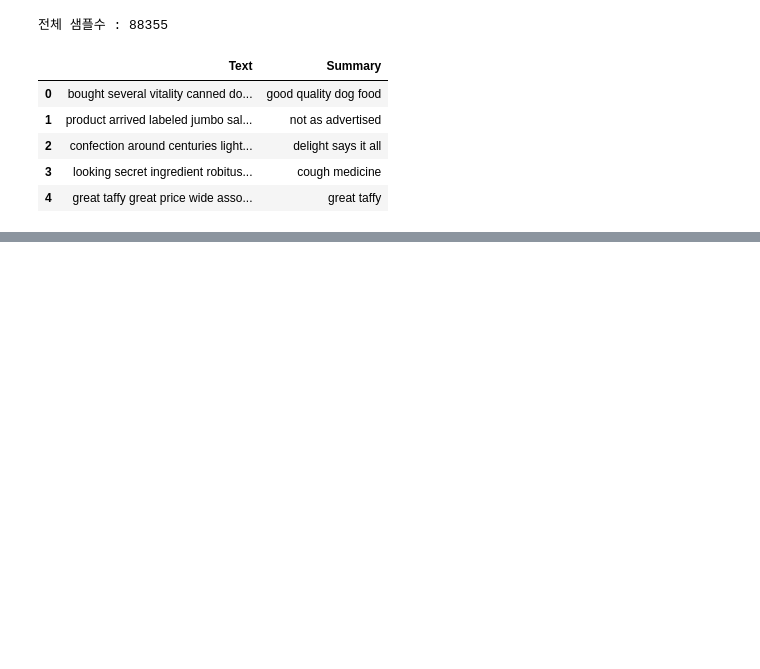
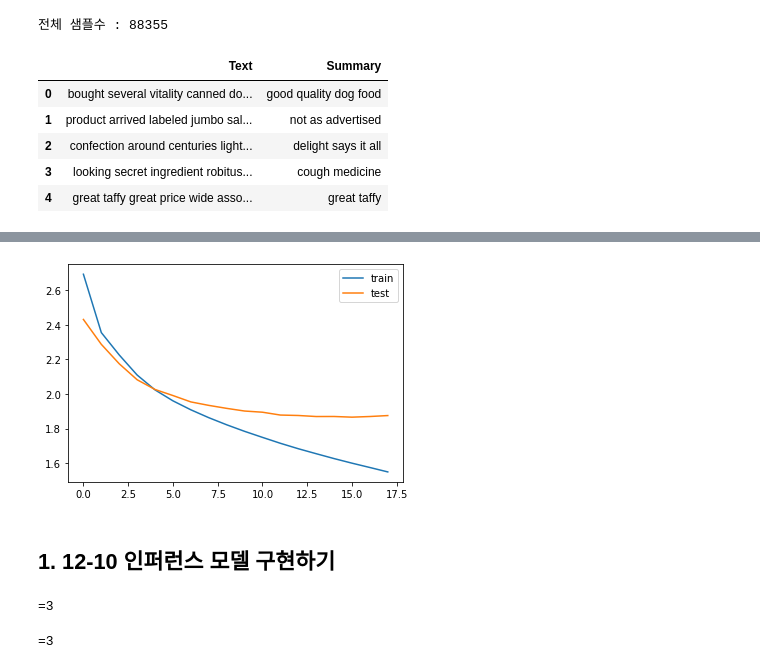
Before and after one commit to govin08/aiffel_explorations, a Jupyter notebook: [Exp-12]news_summarization.ipynb, the cells around one changed output, grey strips where cells are left out. Drawn from its saved outputs; the diff is of its cells as text; code cells hidden in the pictures; blank space fills up the shorter version.

```diff
--- a/[Exp-12]news_summarization.ipynb
+++ b/[Exp-12]news_summarization.ipynb
@@ -266,0 +707,33 @@ data.head()
+# %%
+# encoder에 비해서 decoder는 상대적으로 간단하다. 그리고 아까와 비슷하기도 하다.
+# decoder_input은 shape이 (None, None)인 keras tensor이다. 그러니까 rank=2인 것만 주어졌지 다른 건 주어지지 않았다.
+# 하지만 아까의 문맥에 대입해 생각해보면, 처음 None은 batch size를, 뒤의 None은 n_timesteps가 되어야 한다.
+# 그런데 50이라고 표시되지는 않고 있다.
+#
+# dec_emb는 shape이 (None, None, 128)인 keras tensor이다. 마찬가지의 문맥에서 보면 맨앞의 None은 batch size,
+# 두번째 None은 n_timesteps=8일 것이다. 128은 word vector의 dimension이라고 할 수 있고, 이것은 encoder에서와 같다.
+#
+# enc_emb와 마찬가지로 dec_emb는 LSTM의 input이다.
+# 이번에는 하나의 LSTM만 쌓는다. 이때 이 LSTM의 hidden state와 cell state를, 직전 LSTM의 hidden state와 cell state로 initialize해준다.
+# 그것이 initial_state 인자인 것 같다. 그것은 tensorflow api에도 명확히 표현되어 있지 않은 것 같다. 다음과 같이 표현되어 있다.
+# initial_state : List of initial state tensors to be passed to the first call of the cell
+# (optional, defaults to None which causes creation of zero-filled initial state tensors).
+#
+# 어쨌든, Aiffel node 상에 그렇게 표현되어 있으니 맞을 것 같다.
+# decoder도 return_sequences=True로 놓았다. 다시 말해 timestep이 8인 tensor를 다시 뱉어내게 되어 있다.
+# 이것은 맞는 말이다. 우리가 해야 할 것은 문장을 만들어내는 것이다. 그 문장이 단어 8개로 구성될 필요까지는 없겠지만,
+# 여하튼 최대 8개 단어로 구성된 Summary를 만드는 게 우리의 목적이다.
+# 최종적인 결과로 나오는 것은 decoder_outputs인데, 이것은 (None, None, 256) 형태의 rank 3 tensor이다.
+# 중간의 None을 8로 간주하면 (batch size만큼의) timestep=8의 256차원 벡터들을 의미한다.
+
+# 디코더 설계
+decoder_inputs = Input(shape=(None,))
+
+# 디코더의 임베딩 층
+dec_emb_layer = Embedding(tar_vocab, embedding_dim)
+dec_emb = dec_emb_layer(decoder_inputs)
+
+# 디코더의 LSTM
+# decoder_lstm = LSTM(hidden_size, return_sequences=True, return_state=True, dropout=0.4, recurrent_dropout=0.2)
+decoder_lstm = LSTM(hidden_size, return_sequences=True, return_state=True, dropout=0.4)
+decoder_outputs, _, _ = decoder_lstm(dec_emb, initial_state=[state_h, state_c])
@@ -266,0 +890,6 @@ data.head()
+# %%
+model.compile(optimizer='rmsprop', loss='sparse_categorical_crossentropy')
+es = EarlyStopping(monitor='val_loss', patience=2, verbose=1)
+history = model.fit(x=[encoder_input_train, decoder_input_train], y=decoder_target_train, \
+          validation_data=([encoder_input_test, decoder_input_test], decoder_target_test), \
+          batch_size=256, callbacks=[es], epochs=50)
@@ -266,0 +914,34 @@ data.head()
+# %%
+plt.plot(history.history['loss'], label='train')
+plt.plot(history.history['val_loss'], label='test')
+plt.legend()
+plt.show()
+# %% [output]
+[figure, added]
+# %% [markdown]
+## 1. 12-10 인퍼런스 모델 구현하기
+# %%
+src_index_to_word = src_tokenizer.index_word # 원문 단어 집합에서 정수 -> 단어를 얻음
+tar_word_to_index = tar_tokenizer.word_index # 요약 단어 집합에서 단어 -> 정수를 얻음
+tar_index_to_word = tar_tokenizer.index_word # 요약 단어 집합에서 정수 -> 단어를 얻음
+
+print('=3')
+# %% [output]
+=3
+# %%
+# 인코더 설계
+encoder_model = Model(inputs=encoder_inputs, outputs=[encoder_outputs, state_h, state_c])
+
+# 이전 시점의 상태들을 저장하는 텐서
+decoder_state_input_h = Input(shape=(hidden_size,))
+decoder_state_input_c = Input(shape=(hidden_size,))
+
+dec_emb2 = dec_emb_layer(decoder_inputs)
+
+# 문장의 다음 단어를 예측하기 위해서 초기 상태(initial_state)를 이전 시점의 상태로 사용. 이는 뒤의 함수 decode_sequence()에 구현
+# 훈련 과정에서와 달리 LSTM의 리턴하는 은닉 상태와 셀 상태인 state_h와 state_c를 버리지 않음.
+decoder_outputs2, state_h2, state_c2 = decoder_lstm(dec_emb2, initial_state=[decoder_state_input_h, decoder_state_input_c])
+
+print('=3')
+# %% [output]
+=3
```
Also changed, not shown: parts of 68 cells of this notebook.
